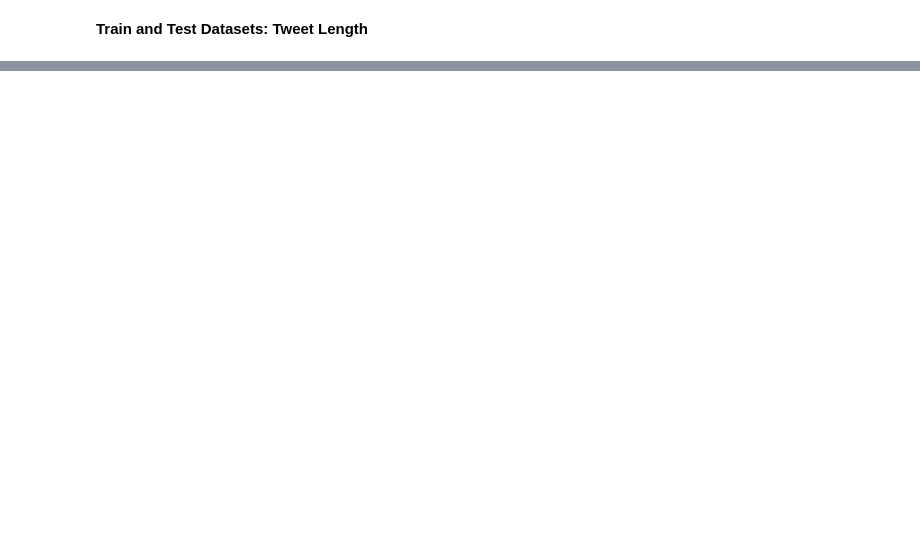
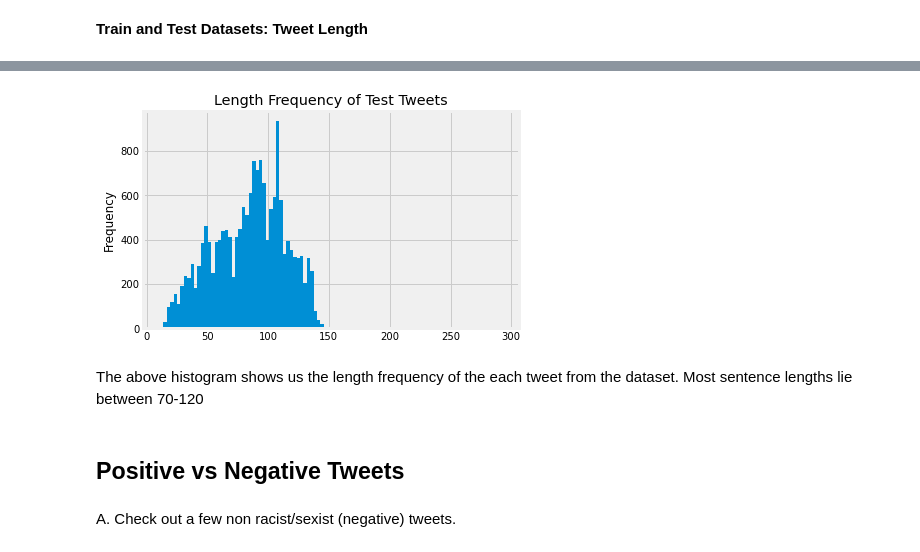
Before and after one commit to mohitmishra786/ML-and-DL, a Jupyter notebook: Natural-Language-Processing/Hate Speech Detection/Data Exploration.ipynb, the cells around one changed output, grey strips where cells are left out. Drawn from its saved outputs; the diff is of its cells as text; code cells hidden in the pictures; blank space fills up the shorter version.

```diff
--- a/Natural-Language-Processing/Hate Speech Detection/Data Exploration.ipynb
+++ b/Natural-Language-Processing/Hate Speech Detection/Data Exploration.ipynb
@@ -126,0 +143,12 @@ test.describe()
+# %%
+test['tweet'].apply(len).plot(bins = 100 , kind = 'hist')
+plt.title('Length Frequency of Test Tweets')
+plt.show()
+# %% [output]
+[figure, added]
+# %% [markdown]
+The above histogram shows us the length frequency of the each tweet from the dataset. Most sentence lengths lie between 70-120
+# %% [markdown]
+## Positive vs Negative Tweets
+# %% [markdown]
+A. Check out a few non racist/sexist (negative) tweets.
```
Also changed, not shown: parts of 60 cells of this notebook.
